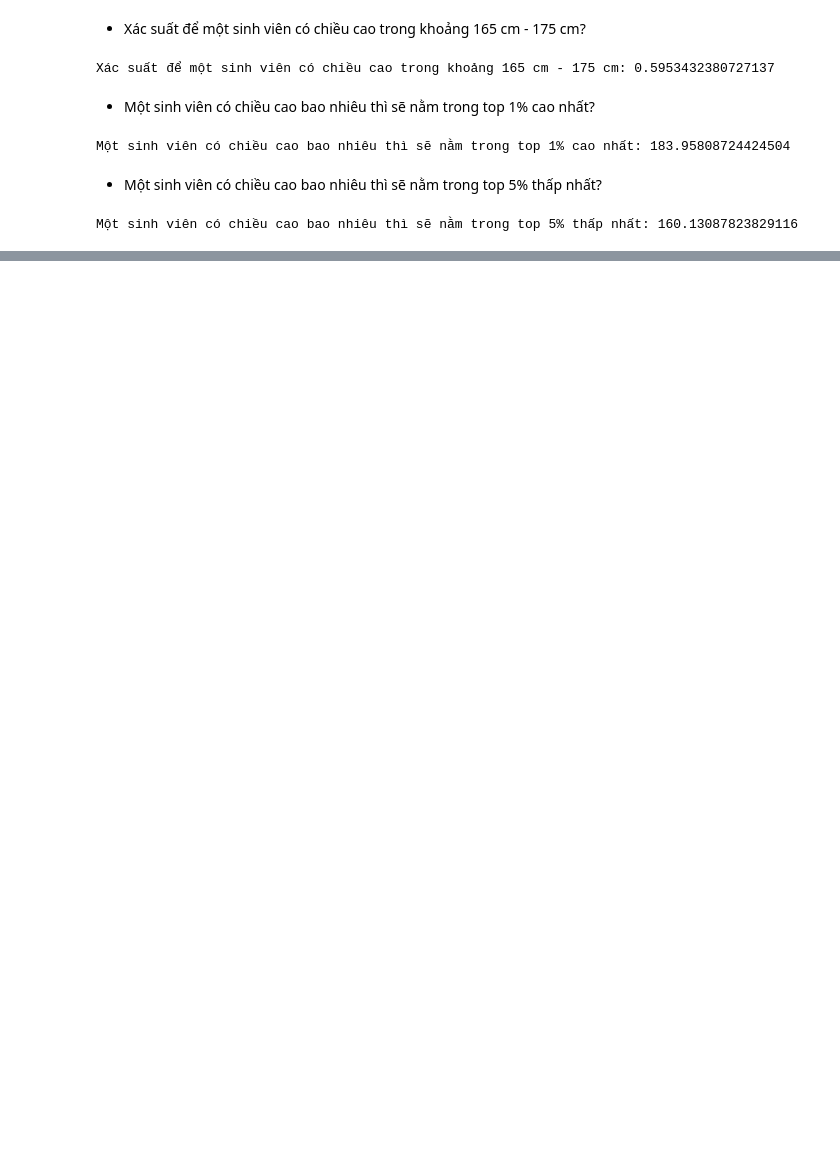
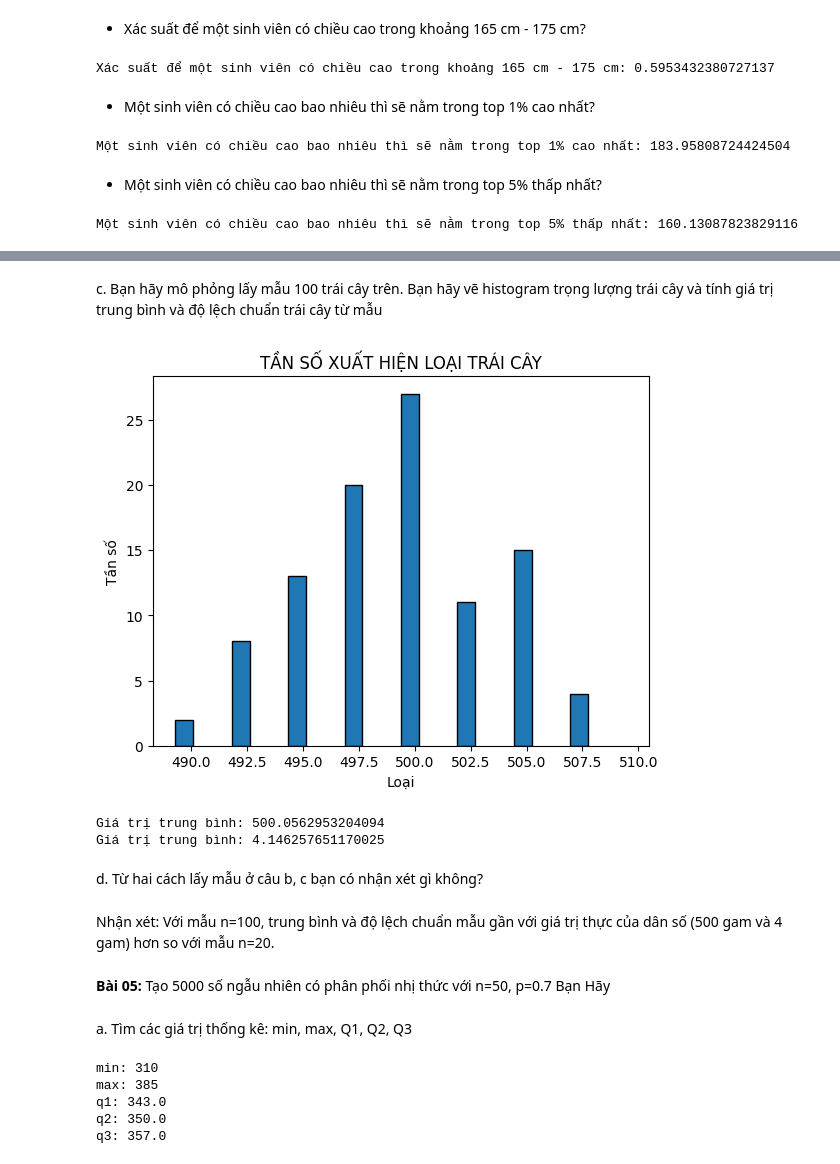
Before and after one commit to HuynhDucPhu2502/Data-Analysis-Learning-Projects, a Jupyter notebook: Computational Statistics and Applications/Exercise/GK/Solution - Distribution .ipynb, the cells around one changed output, grey strips where cells are left out. Drawn from its saved outputs; the diff is of its cells as text; code cells hidden in the pictures; blank space fills up the shorter version.

```diff
--- a/Computational Statistics and Applications/Exercise/GK/Solution - Distribution .ipynb
+++ b/Computational Statistics and Applications/Exercise/GK/Solution - Distribution .ipynb
@@ -270,0 +377,26 @@ Một sinh viên có chiều cao bao nhiêu thì sẽ nằm trong top 5% thấp
+# %% [markdown]
+c. Bạn hãy mô phỏng lấy mẫu  100 trái cây trên. Bạn hãy vẽ histogram trọng lượng trái cây và tính giá trị trung bình và độ lệch chuẩn trái cây từ mẫu
+# %%
+norm_data = norm.rvs(loc=mu, scale=sigma, size=100)
+
+bins = int(np.ceil(np.log2(len(norm_data)) + 1))
+plt.hist(norm_data, bins=bins, edgecolor="black", width=0.8)
+
+plt.xlabel('Loại')
+plt.ylabel('Tần số')
+plt.title('TẦN SỐ XUẤT HIỆN LOẠI TRÁI CÂY')
+
+plt.show()
+
+print("Giá trị trung bình:", norm_data.mean())
+print("Giá trị trung bình:", norm_data.std())
+# %% [output]
+[figure, added]
+Giá trị trung bình: 500.0562953204094
+Giá trị trung bình: 4.146257651170025
+# %% [markdown]
+d. Từ hai cách lấy mẫu ở câu b, c bạn có nhận xét gì không?
+# %% [markdown]
+Nhận xét: Với mẫu n=100, trung bình và độ lệch chuẩn mẫu gần với giá trị thực của dân số (500 gam và 4 gam) hơn so với mẫu n=20.
+# %% [markdown]
+**Bài 05:** Tạo 5000 số ngẫu nhiên có phân phối nhị thức với n=50, p=0.7 Bạn Hãy
@@ -270,0 +407,16 @@ Một sinh viên có chiều cao bao nhiêu thì sẽ nằm trong top 5% thấp
+# %% [markdown]
+a. Tìm các giá trị thống kê: min, max, Q1, Q2, Q3
+# %%
+s = pd.Series(binom_data)
+
+print("min:", s.min())
+print("max:", s.max())
+print("q1:", s.quantile(0.25))
+print("q2:", s.quantile(0.5))
+print("q3:", s.quantile(0.75))
+# %% [output]
+min: 310
+max: 385
+q1: 343.0
+q2: 350.0
+q3: 357.0
```
Also changed, not shown: parts of 67 cells of this notebook, 5 other files.
